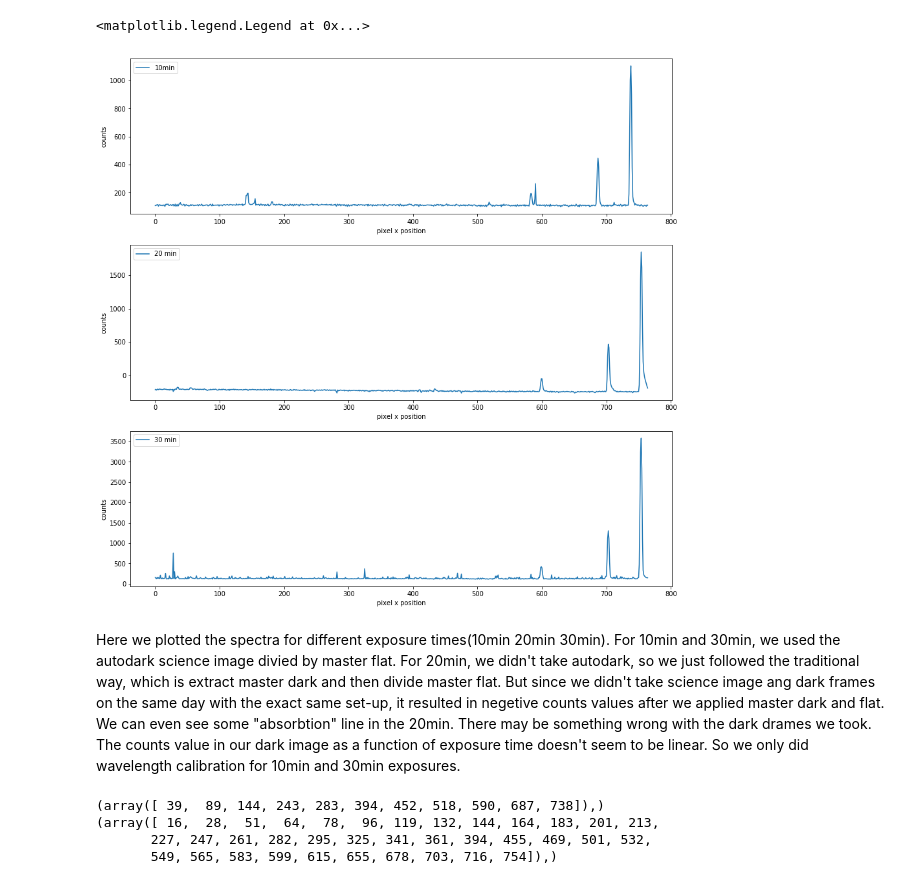
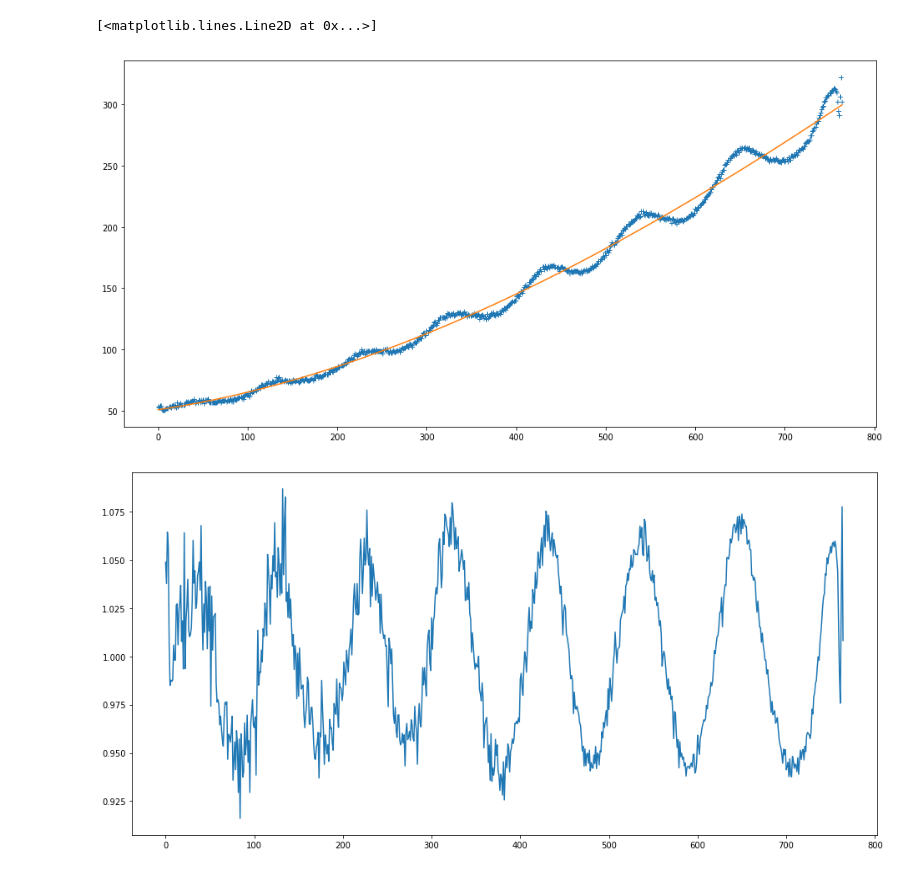
Before and after one commit to NMiklave/ast443-nyc, a Jupyter notebook: lab2/notebook/lab2_analysis.ipynb, the cells around one changed output. Saved outputs shown, nothing was run; the diff lists cells and outputs as text; code cells hidden in the pictures.

```diff
--- a/lab2/notebook/lab2_analysis.ipynb
+++ b/lab2/notebook/lab2_analysis.ipynb
@@ -140,23 +140,35 @@ except OSError:
 # %%
 # getting 10 flat field images
 def file_name(file_dir):
     L=[]
     for root, dirs, files in os.walk(file_dir):
         for file in files:
             if os.path.splitext(file)[1] == '.FIT':
                 L.append(os.path.join(root, file))
     return L
 flatnames=file_name('../Previous Data/flat_dome/')
 flats=[]
 flatsdata=[]
 for i in range(len(flatnames)):
     flats.append(i)
     flatsdata.append(i)
     flats[i]=fits.open(flatnames[i])
     flatsdata[i]=flats[i][0].data
 
 sum_flat=np.zeros(shape=(255,765))
 for i in range(len(flatsdata)):
     sum_flat += flatsdata[i]
-m_flat=(sum_flat[41:100,:]/10-mdark_30s[41:100,:])
-m_flat_norm=m_flat/np.mean(m_flat)
+m_flat=(sum_flat[40:99]/10-mdark_30s[40:99]) #apply dark and cut the the slit part only
+avgcounts_fl=np.mean(m_flat,axis=0) #average counts for each column(wl)
+pix_pos=np.array([i for i in range(765)])
+plt.figure(figsize=(16,8))
+plt.plot(pix_pos,avgcounts_fl,'+',label='data point')
+fit=np.poly1d(np.polyfit(pix_pos,avgcounts_fl,3))
+plt.plot(pix_pos,fit(pix_pos),label='fit')
+m_flat_norm=avgcounts_fl/fit(pix_pos)
+plt.figure(figsize=(16,8))
+plt.plot(pix_pos,m_flat_norm)
+# %% [output]
+[<matplotlib.lines.Line2D at 0x...>]
+[figure, added]
+[figure, added]
@@ -219,38 +174,0 @@ spec_neb20m_2=np.mean(cutneb_20m_2,axis=0)
-# %%
-x_pos=np.array([i for i in range(765)])
-# plot spectra as a function of pixel position
-fig = plt.figure(figsize=(15, 15))
-ax1 = fig.add_subplot(311)
-ax2 = fig.add_subplot(312)
-ax3 = fig.add_subplot(313)
-
-ax1.plot(x_pos,spec_neb10m_1, label='10min')
-ax1.set_xlabel('pixel x position')
-ax1.set_ylabel('counts')
-ax1.legend()
-ax2.plot(x_pos,spec_neb20m_1, label='20 min')
-ax2.set_xlabel('pixel x position')
-ax2.set_ylabel('counts')
-ax2.legend()
-ax3.plot(x_pos,spec_neb30m_1, label='30 min')
-ax3.set_xlabel('pixel x position')
-ax3.set_ylabel('counts')
-ax3.legend()
-# %% [output]
-<matplotlib.legend.Legend at 0x...>
-[figure, removed]
-# %% [markdown]
-Here we plotted the spectra for different exposure times(10min 20min 30min). For 10min and 30min, we used the autodark science image divied by master flat. For 20min, we didn't take autodark, so we just followed the traditional way, which is extract master dark and then divide master flat. But since we didn't take science image ang dark frames on the same day with the exact same set-up, it resulted in negetive counts values after we applied master dark and flat. We can even see some "absorbtion" line in the 20min.
-There may be something wrong with the dark drames we took. The counts value in our dark image as a function of exposure time doesn't seem to be linear.
-So we only did wavelength calibration for 10min and 30min exposures.
-# %%
-#get the indices for the accounts value peaks
-index_peak10m=argrelextrema(spec_neb10m_1,np.greater,order=35)
-index_peak30m=argrelextrema(spec_neb30m_1,np.greater,order=10)
-print(index_peak10m)
-print(index_peak30m)
-# %% [output]
-(array([ 39,  89, 144, 243, 283, 394, 452, 518, 590, 687, 738]),)
-(array([ 16,  28,  51,  64,  78,  96, 119, 132, 144, 164, 183, 201, 213,
-       227, 247, 261, 282, 295, 325, 341, 361, 394, 455, 469, 501, 532,
-       549, 565, 583, 599, 615, 655, 678, 703, 716, 754]),)
```
Also changed, not shown: parts of 13 cells of this notebook, 1 other file.
